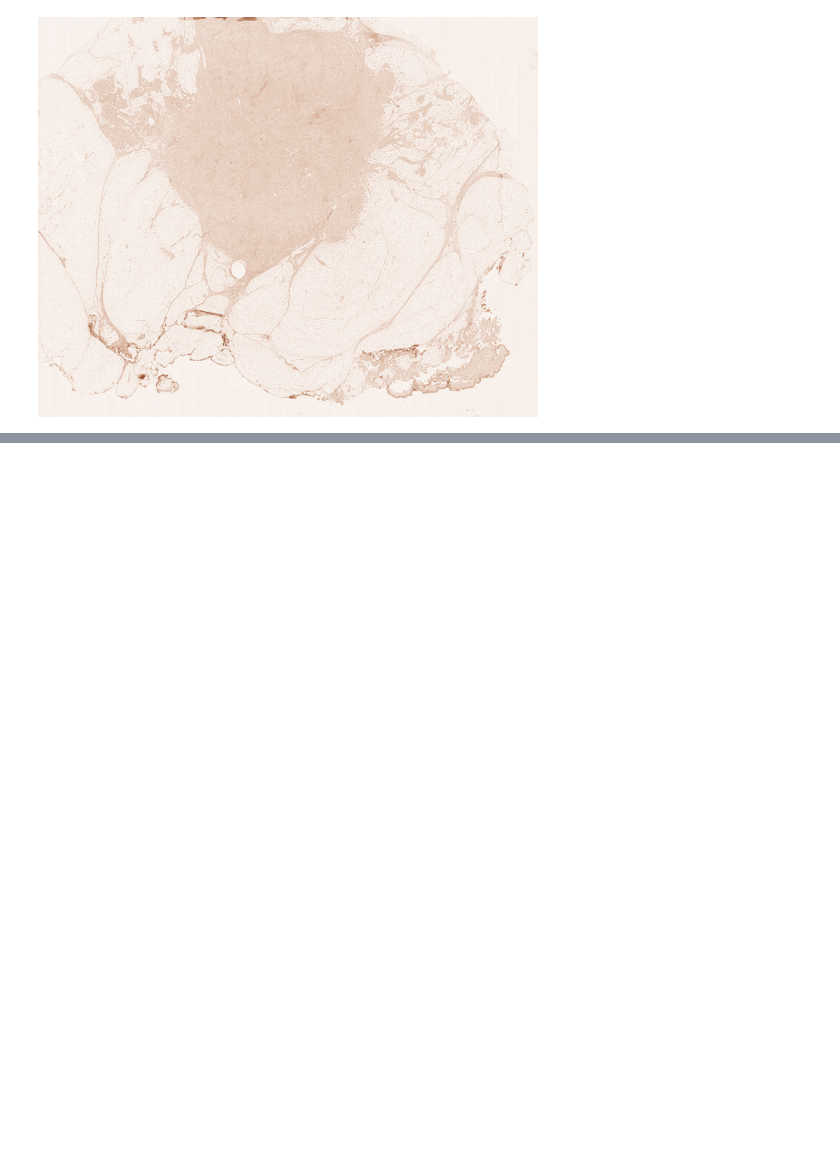
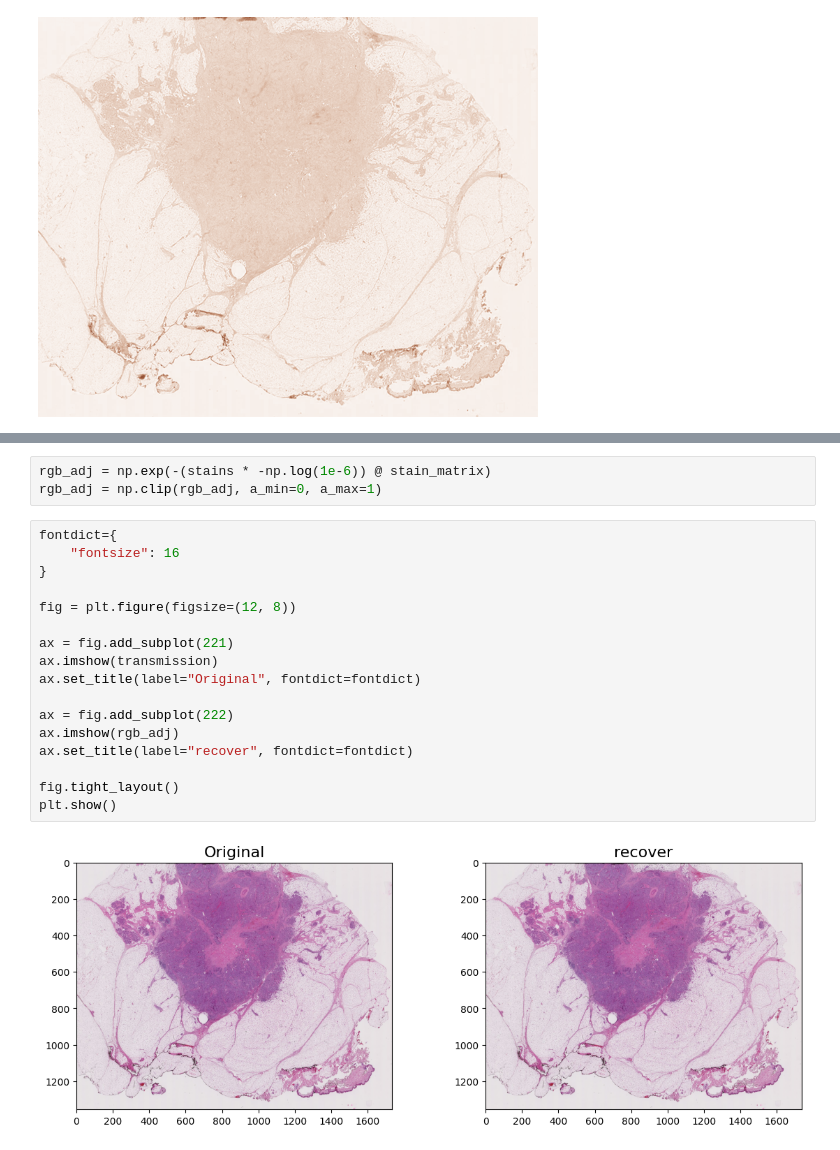
Before and after one commit to choongminkim/WPP, a Jupyter notebook: src/archive/stain_deconvolution.ipynb, the cells around one changed output, grey strips where cells are left out. Cells and saved outputs as stored; diff of their text form; blank space fills up the shorter version.

```diff
--- a/src/archive/stain_deconvolution.ipynb
+++ b/src/archive/stain_deconvolution.ipynb
@@ -121,0 +125,22 @@ img
+# %%
+rgb_adj = np.exp(-(stains * -np.log(1e-6)) @ stain_matrix)
+rgb_adj = np.clip(rgb_adj, a_min=0, a_max=1)
+# %%
+fontdict={
+    "fontsize": 16
+}
+
+fig = plt.figure(figsize=(12, 8))
+
+ax = fig.add_subplot(221)
+ax.imshow(transmission)
+ax.set_title(label="Original", fontdict=fontdict)
+
+ax = fig.add_subplot(222)
+ax.imshow(rgb_adj)
+ax.set_title(label="recover", fontdict=fontdict)
+
+fig.tight_layout()
+plt.show()
+# %% [output]
+[figure, added]
```
Also changed, not shown: parts of 4 cells of this notebook, 1 other file.
